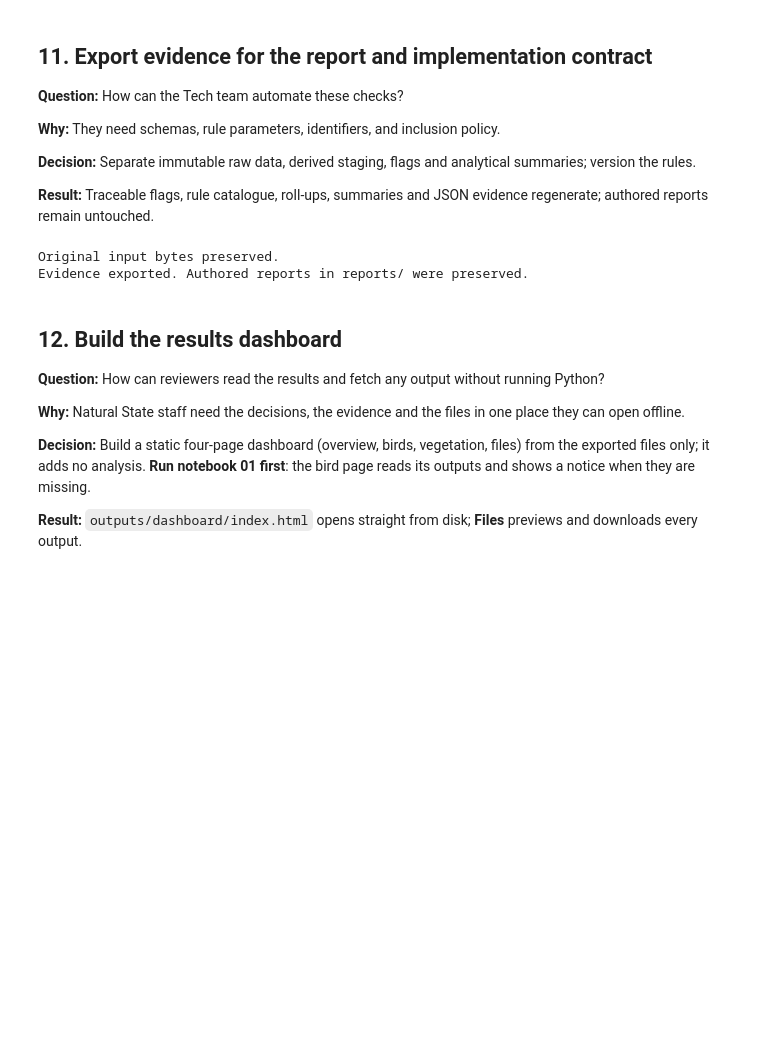
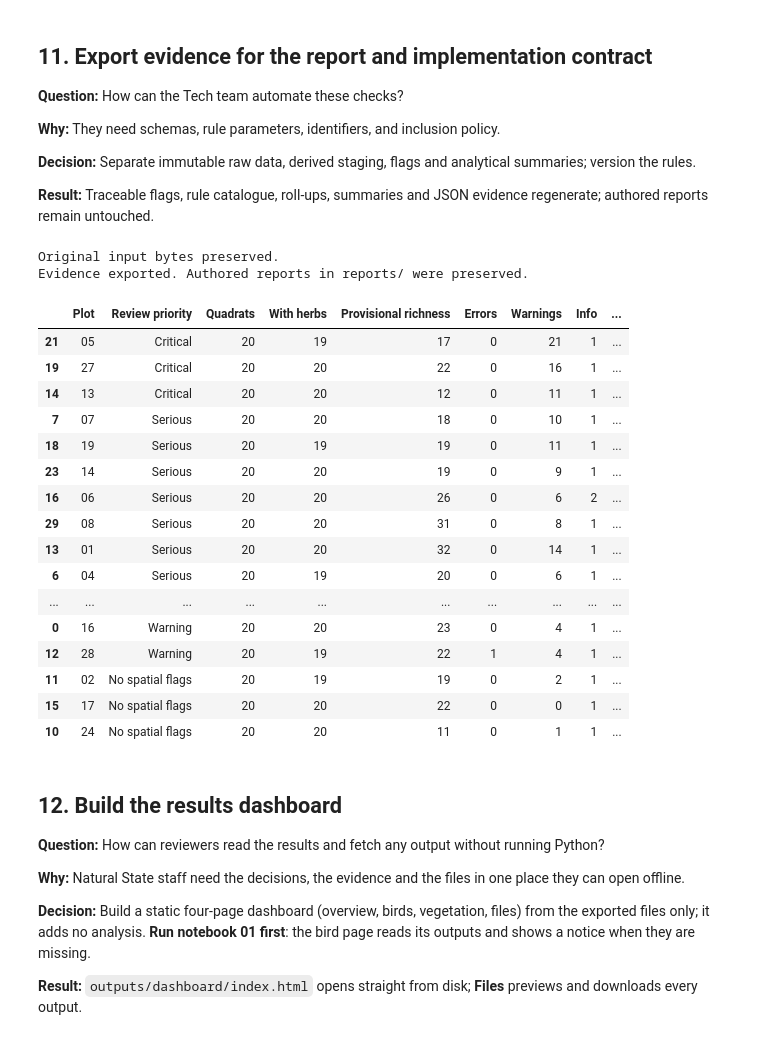
Before and after one commit to LouisForData/natural-state-take-home, a Jupyter notebook: notebooks/02_vegetation_quality_checks.ipynb, the cells around one changed output. Drawn from its saved outputs; the diff is of its cells as text; code cells hidden in the pictures; blank space fills up the shorter version.

Commit message:
Complete the plot-level summary and link live outputs from the reports

```diff
--- a/notebooks/02_vegetation_quality_checks.ipynb
+++ b/notebooks/02_vegetation_quality_checks.ipynb
@@ -873,29 +873,53 @@ Map tiles need internet; coordinates and GeoJSON are retained independently.
 # %%
 flags.to_csv(OUT/'veg_qa_flags.csv',index=False)
 survey_summary.to_csv(OUT/'veg_survey_summary.csv')
 plot_summary.to_csv(OUT/'veg_plot_summary.csv',index=False)
 effort.to_csv(OUT/'veg_sampling_effort.csv',index=False)
 obs.to_csv(OUT/'veg_observations_long.csv',index=False)
 transects.to_csv(OUT/'vegetation_transect_geometry.csv',index=False)
 coverage.to_csv(OUT/'vegetation_plot_coverage.csv',index=False)
 assert len(survey)==len(survey_raw) and len(quad)==len(quad_raw)
 assert len(plot_summary)==len(survey)
 assert flags.flag_id.is_unique and flags.record_key.notna().all()
 assert len(eligible_quad)==int(effort.actual_quadrats.sum())
 assert flags.loc[flags.rule_id=='SP05','severity'].eq('warning').all()
 verify_raw_unchanged(RAW,INPUT_HASHES)
 save_evidence(OUT/'vegetation_findings.json',{
     'all_submissions':len(survey),'analysis_submissions':len(eligible),'actual_analysis_quadrats':len(eligible_quad),
     'species_display_reconstruction_matches':int(cmp['match'].sum()),'species_display_reconstruction_total':len(cmp),
     'error_flags':int(flags.severity.eq('error').sum()),'warning_flags':int(flags.severity.eq('warning').sum()),'info_flags':int(flags.severity.eq('info').sum()),
     'stored_calculation_discrepancies':int(calculation_audit.stored_minus_recomputed.ne(0).sum()),
     'orientation_records':len(viable),'orientation_median_bearing':float(viable.bearing_deg.median()),
     'primary_surveyed':int(((coverage.sample_status=='primary') & (coverage.n_submissions>0)).sum()),
     'primary_planned':int(coverage.sample_status.eq('primary').sum())})
 print('Evidence exported. Authored reports in reports/ were preserved.')
+
+# Plot-level summary for the report: one row per non-rejected submission, same priority rule as the map.
+from src.transect_map import plot_review_table
+plot_review = plot_review_table(plot_summary, transects, flags, effort, QA)
+plot_review.to_csv(OUT/'veg_plot_review_table.csv', index=False)
+(OUT/'veg_plot_review_table.md').write_text(plot_review.to_markdown(index=False) + '\n', encoding='utf-8')
+display(plot_review)
 # %% [output]
 Original input bytes preserved.
 Evidence exported. Authored reports in reports/ were preserved.
+|  | Plot | Review priority | Quadrats | With herbs | Provisional richness | Errors | Warnings | Info | ... |
+| 21 | 05 | Critical | 20 | 19 | 17 | 0 | 21 | 1 | ... |
+| 19 | 27 | Critical | 20 | 20 | 22 | 0 | 16 | 1 | ... |
+| 14 | 13 | Critical | 20 | 20 | 12 | 0 | 11 | 1 | ... |
+| 7 | 07 | Serious | 20 | 20 | 18 | 0 | 10 | 1 | ... |
+| 18 | 19 | Serious | 20 | 19 | 19 | 0 | 11 | 1 | ... |
+| 23 | 14 | Serious | 20 | 20 | 19 | 0 | 9 | 1 | ... |
+| 16 | 06 | Serious | 20 | 20 | 26 | 0 | 6 | 2 | ... |
+| 29 | 08 | Serious | 20 | 20 | 31 | 0 | 8 | 1 | ... |
+| 13 | 01 | Serious | 20 | 20 | 32 | 0 | 14 | 1 | ... |
+| 6 | 04 | Serious | 20 | 19 | 20 | 0 | 6 | 1 | ... |
+| ... | ... | ... | ... | ... | ... | ... | ... | ... | ... |
+| 0 | 16 | Warning | 20 | 20 | 23 | 0 | 4 | 1 | ... |
+| 12 | 28 | Warning | 20 | 19 | 22 | 1 | 4 | 1 | ... |
+| 11 | 02 | No spatial flags | 20 | 19 | 19 | 0 | 2 | 1 | ... |
+| 15 | 17 | No spatial flags | 20 | 20 | 22 | 0 | 0 | 1 | ... |
+| 10 | 24 | No spatial flags | 20 | 20 | 11 | 0 | 1 | 1 | ... |
 # %% [markdown]
 ## 12. Build the results dashboard
 
```
Also changed, not shown: 10 other files.
